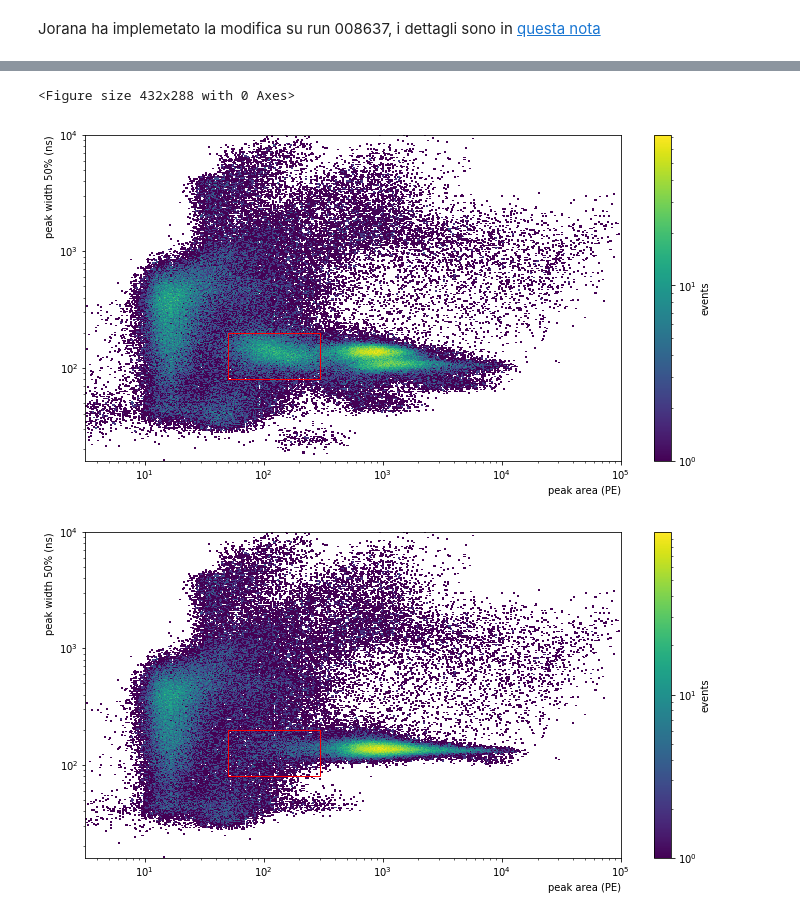
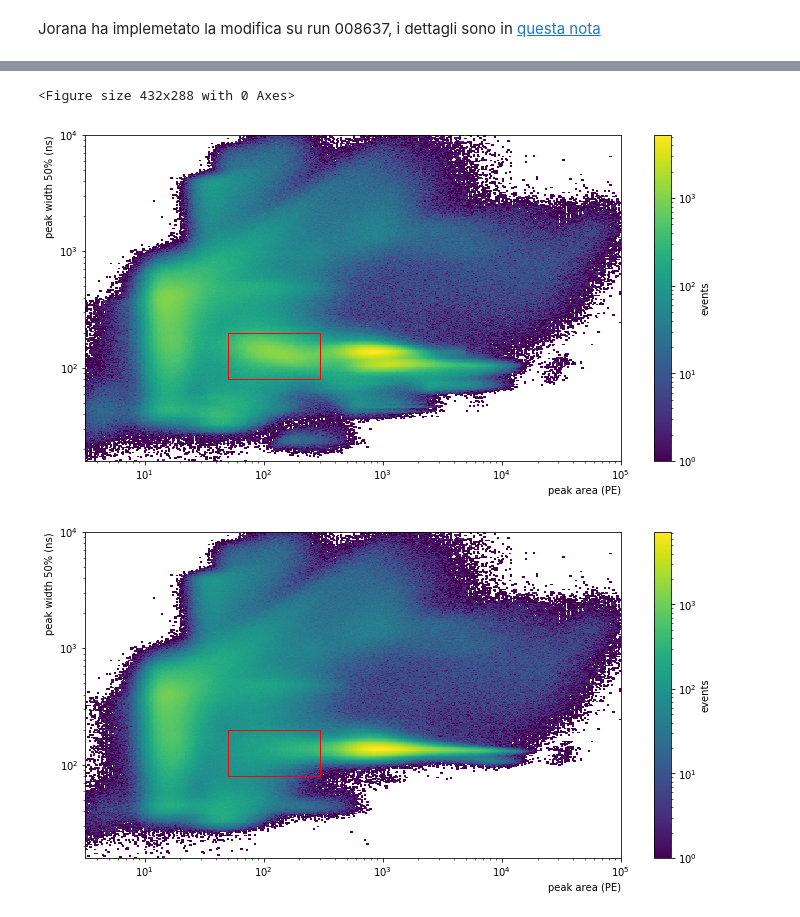
Before and after one commit to valerioda/xenon-note, a Jupyter notebook: fast_response_analysis/peaks_identification.ipynb, the cells around one changed output, grey strips where cells are left out. Saved outputs shown, nothing was run; the diff lists cells and outputs as text; code cells hidden in the pictures.

```diff
--- a/fast_response_analysis/peaks_identification.ipynb
+++ b/fast_response_analysis/peaks_identification.ipynb
@@ -170,5 +183,5 @@ total number of records 3486
 # %% [markdown]
 Jorana ha implemetato la modifica su run 008637, i dettagli sono in [questa nota](https://xe1t-wiki.lngs.infn.it/doku.php?id=xenon:xenonnt:analysis:meetings:peak_splitting_gxe)
 # %%
-run_id = '008637'
+run_id = '008745'
 # %%
@@ -221,13 +236,49 @@ psu.rectangle(area_cut3,f90_cut3,'k')
+# %%
+def select_data(st, run_id):
+
+    area = []
+    width = []
+    rise_time = []
+    max_pmt_area = []
+    area_top = []
+    waveforms = []
+    r_data = pd.DataFrame(columns=['area','range_50p_area','rise_time',
+                                   'max_pmt_area','area_fraction_top','dt','data'])
+
+    for chunk in st.get_iter(run_id, ['peaks','peak_basics'], max_workers=20,
+                         keep_columns = ('area', 'range_50p_area','rise_time',
+                                         'max_pmt_area','area_fraction_top','dt','data') ):
+        area = np.append(area,chunk.data['area'])
+        width = np.append(width,chunk.data['range_50p_area'])
+        rise_time = np.append(rise_time,chunk.data['rise_time'])
+        max_pmt_area = np.append(max_pmt_area,chunk.data['max_pmt_area'])
+        area_top = np.append(area_top,chunk.data['area_fraction_top'])
+        waveforms = np.append(waveforms,chunk.data['data'])
+        dt = chunk.data['dt']
+    """"""
+    r_data['area'] = area
+    r_data['range_50p_area'] = width
+    r_data['rise_time'] = rise_time
+    r_data['max_pmt_area'] = max_pmt_area
+    r_data['area_fraction_top'] = area_top
+    r_data['dt'] = dt
+    r_data['waveforms'] = waveforms
+    """"""
+    return r_data
+# %%
+data_before = select_data(st,run_id)
+# %%
+data_after = select_data(st2,run_id)
 # %%
 plt.figure(1)
-psu.plot_area_width(peaks_before,0.5,5,1.2,4)
+psu.plot_area_width(data_before,0.5,5,1.2,4,400)
 psu.rectangle(area_cut1,(80,200),'r')
 plt.figure(2)
-psu.plot_area_width(peaks_after,0.5,5,1.2,4)
+psu.plot_area_width(data_after,0.5,5,1.2,4,400)
 psu.rectangle(area_cut1,(80,200),'r')
 # %% [output]
 <Figure size 432x288 with 0 Axes>
-[figure, old version]
+[figure, new version]
-[figure, old version]
+[figure, new version]
 # %%
 plt.figure(1)
```
Also changed, not shown: parts of 20 cells of this notebook, 2 other files.
